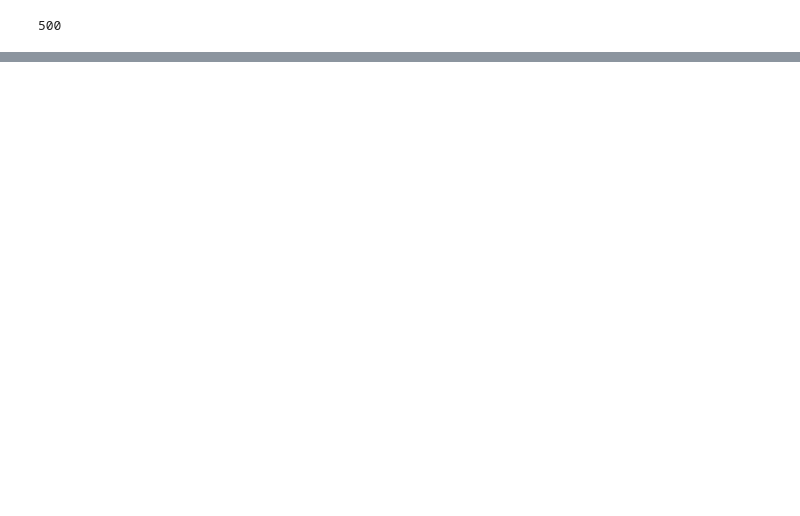
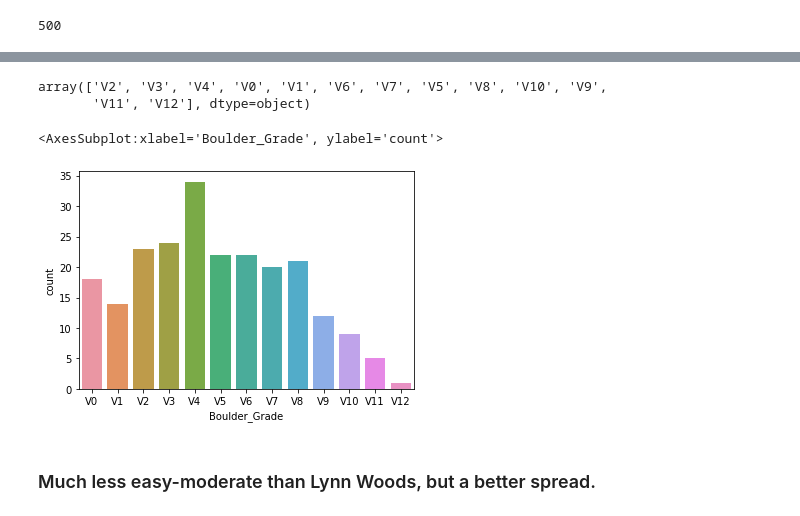
Before and after one commit to cpud/climb-plotly, a Jupyter notebook: climb_analysis.ipynb, the cells around one changed output, grey strips where cells are left out. Drawn from its saved outputs; the diff is of its cells as text; code cells hidden in the pictures; blank space fills up the shorter version.

```diff
--- a/climb_analysis.ipynb
+++ b/climb_analysis.ipynb
@@ -197,0 +244,4 @@ sns.barplot(x = 'Grade', y = 'Count', data = lynn_table)
+# %%
+routes_json = pd.read_json('Devils_Lake.json')
+devils_lake_df = json_normalize(routes_json['routes'])
+devils_lake_df.head()
@@ -197,0 +287,23 @@ sns.barplot(x = 'Grade', y = 'Count', data = lynn_table)
+# %%
+devils_lake_df = devils_lake_df[devils_lake_df['rating'] != 'V-easy']
+devils_lake_df['Boulder_Grade'] = devils_lake_df['rating'].apply(lambda x: x[:3])
+devils_lake_df = devils_lake_df[devils_lake_df['type'] == 'Boulder']
+devils_lake_df['Boulder_Grade'] = devils_lake_df['Boulder_Grade'].apply(lambda x: x if x in double_digits else x[:2])
+devils_lake_df = devils_lake_df[devils_lake_df['Boulder_Grade'] != '5.']
+# %%
+devils_lake_df['Boulder_Grade'].unique()
+# %% [output]
+array(['V2', 'V3', 'V4', 'V0', 'V1', 'V6', 'V7', 'V5', 'V8', 'V10', 'V9',
+       'V11', 'V12'], dtype=object)
+# %%
+devils_lake_df['Boulder_Grade'] = devils_lake_df['Boulder_Grade'].apply(lambda x: int(x[1:]))
+# %%
+devils_lake_df.sort_values(by = 'Boulder_Grade', inplace = True)
+devils_lake_df['Boulder_Grade'] = devils_lake_df['Boulder_Grade'].apply(lambda x: 'V' + str(x))
+# %%
+sns.countplot(x = 'Boulder_Grade', data = devils_lake_df)
+# %% [output]
+<AxesSubplot:xlabel='Boulder_Grade', ylabel='count'>
+[figure, added]
+# %% [markdown]
+### Much less easy-moderate than Lynn Woods, but a better spread.
```
Also changed, not shown: parts of 38 cells of this notebook.
